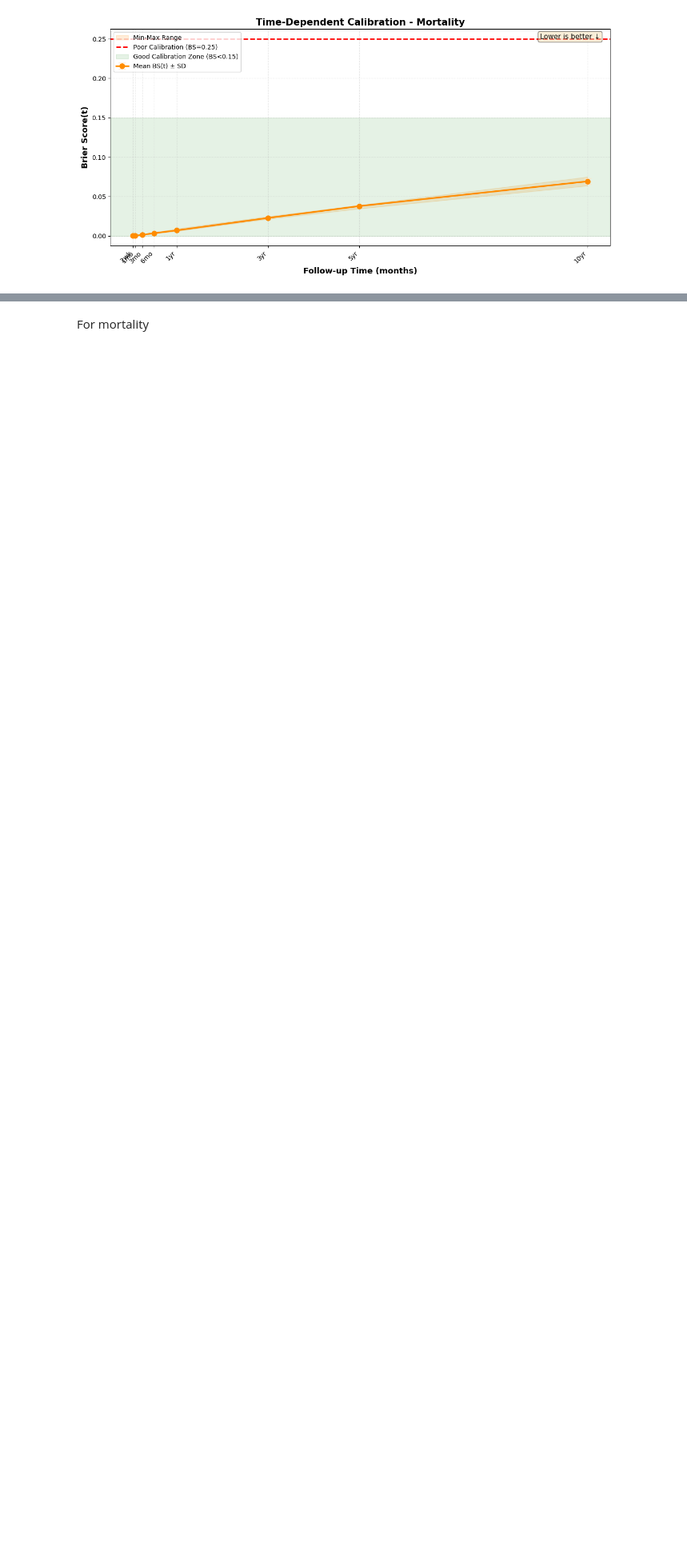
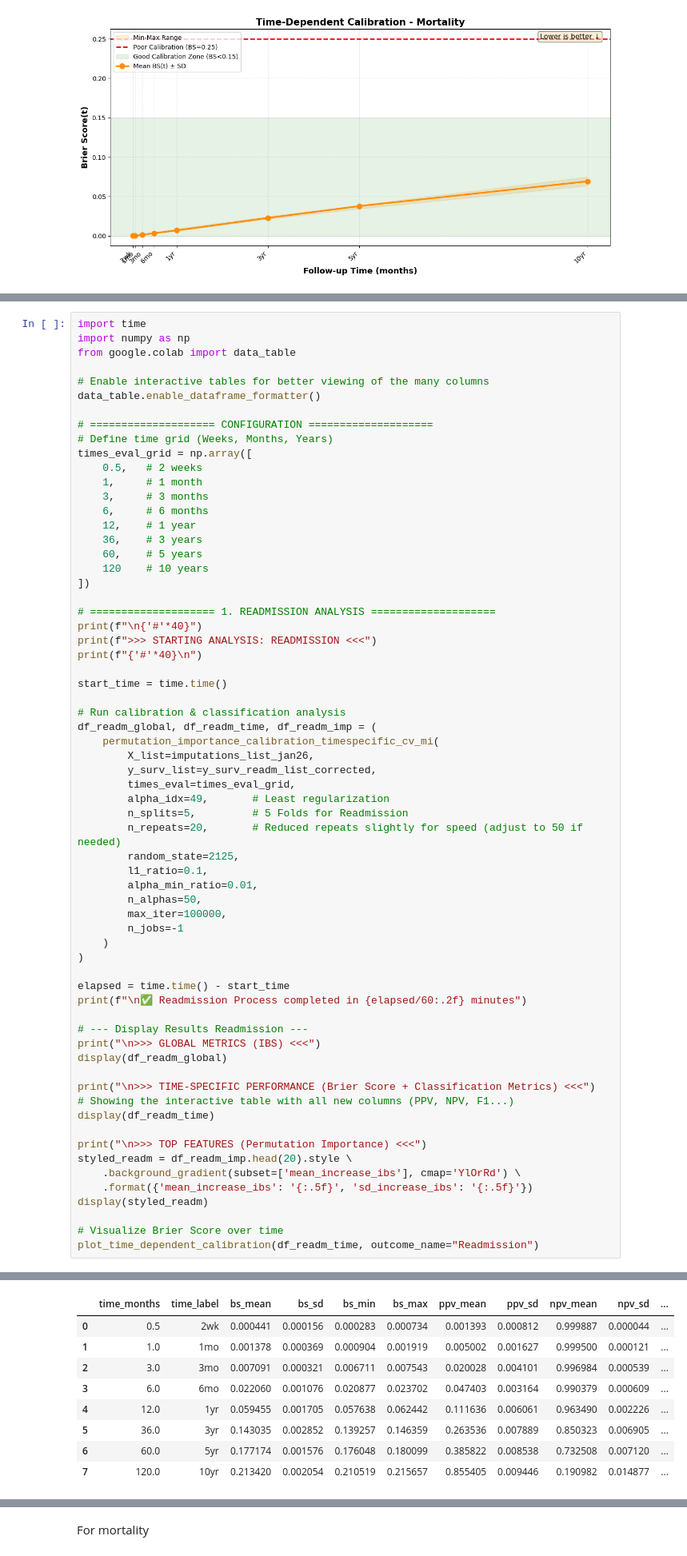
Before and after one commit to FONDECYTACC/cons2025, a Jupyter notebook: best_subset_based_on_calib_jan26.ipynb, the cells around one changed output, grey strips where cells are left out. Shown at 80% size. Cells and saved outputs as stored; diff of their text form; blank space fills up the shorter version.

Commit message:
Se creó con Colab 2026-01-24

```diff
--- a/best_subset_based_on_calib_jan26.ipynb
+++ b/best_subset_based_on_calib_jan26.ipynb
@@ -1466,0 +1703,66 @@ TOP 20 FEATURES (CALIBRATION IMPORTANCE)
+# %%
+import time
+import numpy as np
+from google.colab import data_table
+
+# Enable interactive tables for better viewing of the many columns
+data_table.enable_dataframe_formatter()
+
+# ==================== CONFIGURATION ====================
+# Define time grid (Weeks, Months, Years)
+times_eval_grid = np.array([
+    0.5,   # 2 weeks
+    1,     # 1 month
+    3,     # 3 months
+    6,     # 6 months
+    12,    # 1 year
+    36,    # 3 years
+    60,    # 5 years
+    120    # 10 years
+])
+
+# ==================== 1. READMISSION ANALYSIS ====================
+print(f"\n{'#'*40}")
+print(f">>> STARTING ANALYSIS: READMISSION <<<")
+print(f"{'#'*40}\n")
+
+start_time = time.time()
+
+# Run calibration & classification analysis
+df_readm_global, df_readm_time, df_readm_imp = (
+    permutation_importance_calibration_timespecific_cv_mi(
+        X_list=imputations_list_jan26,
+        y_surv_list=y_surv_readm_list_corrected,
+        times_eval=times_eval_grid,
+        alpha_idx=49,       # Least regularization
+        n_splits=5,         # 5 Folds for Readmission
+        n_repeats=20,       # Reduced repeats slightly for speed (adjust to 50 if needed)
+        random_state=2125,
+        l1_ratio=0.1,
+        alpha_min_ratio=0.01,
+        n_alphas=50,
+        max_iter=100000,
+        n_jobs=-1
+    )
+)
+
+elapsed = time.time() - start_time
+print(f"\n✅ Readmission Process completed in {elapsed/60:.2f} minutes")
+
+# --- Display Results Readmission ---
+print("\n>>> GLOBAL METRICS (IBS) <<<")
+display(df_readm_global)
+
+print("\n>>> TIME-SPECIFIC PERFORMANCE (Brier Score + Classification Metrics) <<<")
+# Showing the interactive table with all new columns (PPV, NPV, F1...)
+display(df_readm_time)
+
+print("\n>>> TOP FEATURES (Permutation Importance) <<<")
+styled_readm = df_readm_imp.head(20).style \
+    .background_gradient(subset=['mean_increase_ibs'], cmap='YlOrRd') \
+    .format({'mean_increase_ibs': '{:.5f}', 'sd_increase_ibs': '{:.5f}'})
+display(styled_readm)
+
+# Visualize Brier Score over time
+plot_time_dependent_calibration(df_readm_time, outcome_name="Readmission")
+# %% [output]
@@ -1466,0 +1802,9 @@ TOP 20 FEATURES (CALIBRATION IMPORTANCE)
+|  | time_months | time_label | bs_mean | bs_sd | bs_min | bs_max | ppv_mean | ppv_sd | npv_mean | npv_sd | ... |
+| 0 | 0.5 | 2wk | 0.000441 | 0.000156 | 0.000283 | 0.000734 | 0.001393 | 0.000812 | 0.999887 | 0.000044 | ... |
+| 1 | 1.0 | 1mo | 0.001378 | 0.000369 | 0.000904 | 0.001919 | 0.005002 | 0.001627 | 0.999500 | 0.000121 | ... |
+| 2 | 3.0 | 3mo | 0.007091 | 0.000321 | 0.006711 | 0.007543 | 0.020028 | 0.004101 | 0.996984 | 0.000539 | ... |
+| 3 | 6.0 | 6mo | 0.022060 | 0.001076 | 0.020877 | 0.023702 | 0.047403 | 0.003164 | 0.990379 | 0.000609 | ... |
+| 4 | 12.0 | 1yr | 0.059455 | 0.001705 | 0.057638 | 0.062442 | 0.111636 | 0.006061 | 0.963490 | 0.002226 | ... |
+| 5 | 36.0 | 3yr | 0.143035 | 0.002852 | 0.139257 | 0.146359 | 0.263536 | 0.007889 | 0.850323 | 0.006905 | ... |
+| 6 | 60.0 | 5yr | 0.177174 | 0.001576 | 0.176048 | 0.180099 | 0.385822 | 0.008538 | 0.732508 | 0.007120 | ... |
+| 7 | 120.0 | 10yr | 0.213420 | 0.002054 | 0.210519 | 0.215657 | 0.855405 | 0.009446 | 0.190982 | 0.014877 | ... |
```
Also changed, not shown: parts of 15 cells of this notebook.
